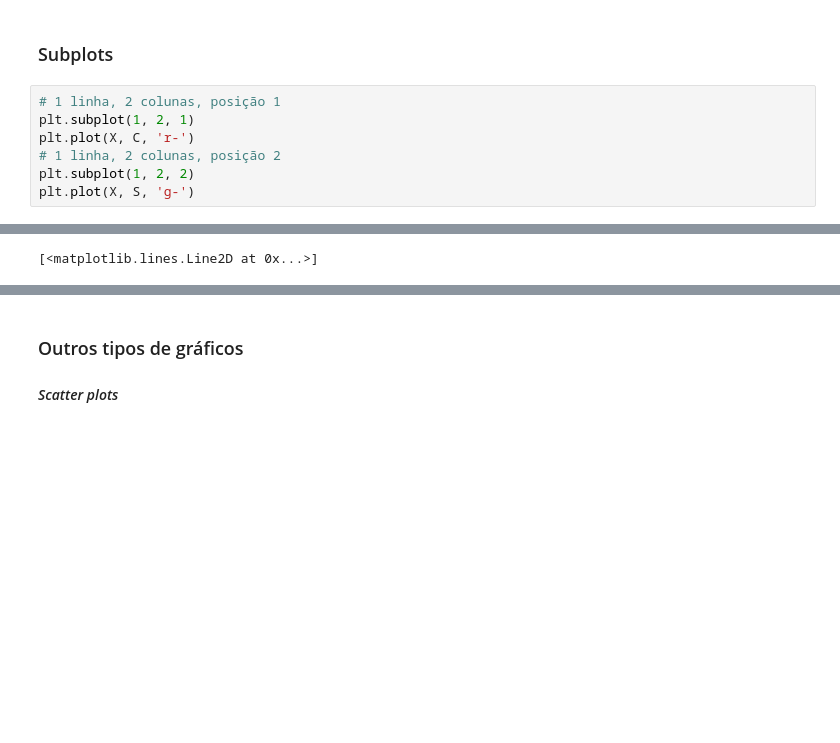
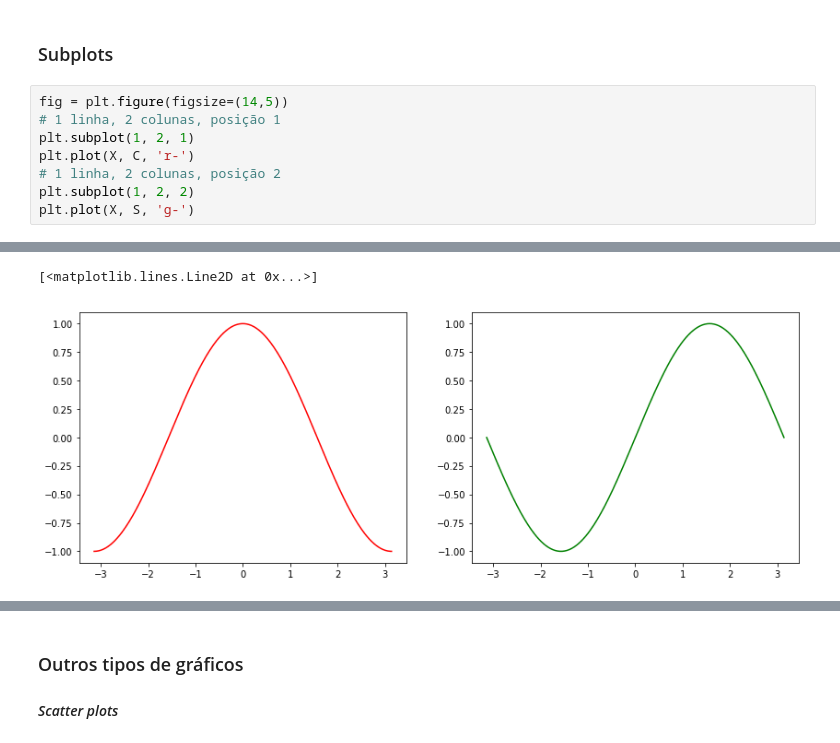
Before and after one commit to amandaortega/scipy-intro, a Jupyter notebook: 05._Visualizacao_e_graficos.ipynb, the cells around one changed output, grey strips where cells are left out. Drawn from its saved outputs; the diff is of its cells as text; blank space fills up the shorter version.

Commit message:
Updating Visualizacao

```diff
--- a/05._Visualizacao_e_graficos.ipynb
+++ b/05._Visualizacao_e_graficos.ipynb
@@ -125,6 +122,7 @@ fig.savefig('trig.pdf')
 # %% [markdown]
 ### Subplots
 # %%
+fig = plt.figure(figsize=(14,5))
 # 1 linha, 2 colunas, posição 1
 plt.subplot(1, 2, 1)
 plt.plot(X, C, 'r-')
@@ -137,2 +133,3 @@ plt.plot(X, S, 'g-')
 [<matplotlib.lines.Line2D at 0x...>]
+[figure, added]
 # %%
```
Also changed, not shown: parts of 17 cells of this notebook.
